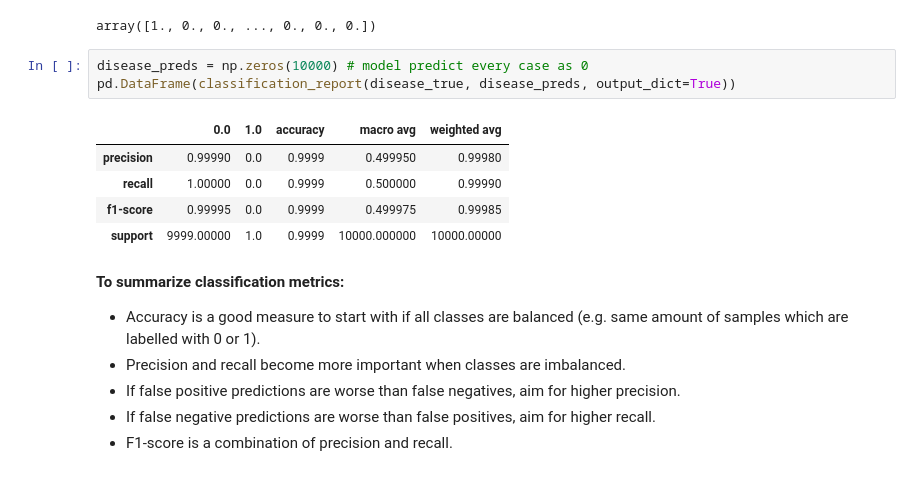
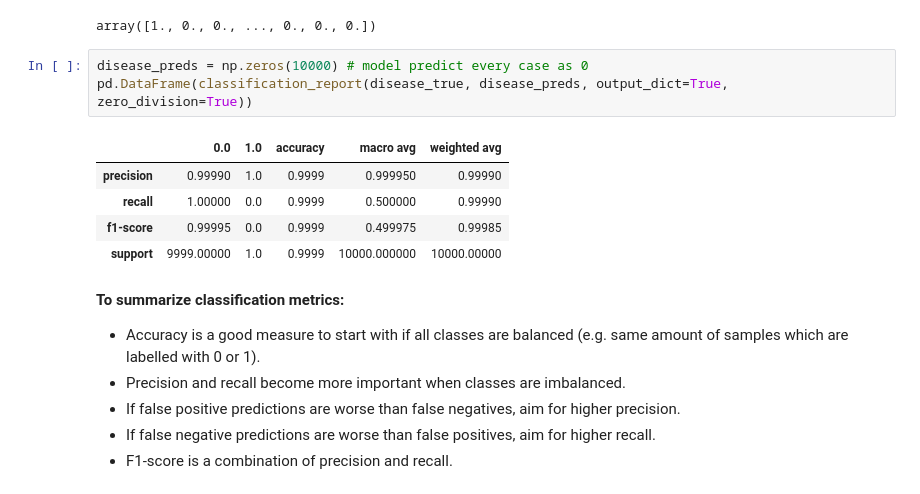
Before and after one commit to aliazani/machine-learning, a Jupyter notebook: 5-scikit-learn/1-introduction-scikit-learn.ipynb, the cells around one changed output. Saved outputs shown, nothing was run; the diff lists cells and outputs as text.

Commit message:
Finished evaluate the model(Classification, Regressor)

```diff
--- a/5-scikit-learn/1-introduction-scikit-learn.ipynb
+++ b/5-scikit-learn/1-introduction-scikit-learn.ipynb
@@ -1316,10 +1317,10 @@ disease_true
 array([1., 0., 0., ..., 0., 0., 0.])
 # %%
 disease_preds = np.zeros(10000) # model predict every case as 0
-pd.DataFrame(classification_report(disease_true, disease_preds, output_dict=True))
+pd.DataFrame(classification_report(disease_true, disease_preds, output_dict=True, zero_division=True))
 # %% [output]
 |  | 0.0 | 1.0 | accuracy | macro avg | weighted avg |
-| precision | 0.99990 | 0.0 | 0.9999 | 0.499950 | 0.99980 |
+| precision | 0.99990 | 1.0 | 0.9999 | 0.999950 | 0.99990 |
 | recall | 1.00000 | 0.0 | 0.9999 | 0.500000 | 0.99990 |
 | f1-score | 0.99995 | 0.0 | 0.9999 | 0.499975 | 0.99985 |
 | support | 9999.00000 | 1.0 | 0.9999 | 10000.000000 | 10000.00000 |
```
Also changed, not shown: parts of 42 cells of this notebook, 1 other file.
